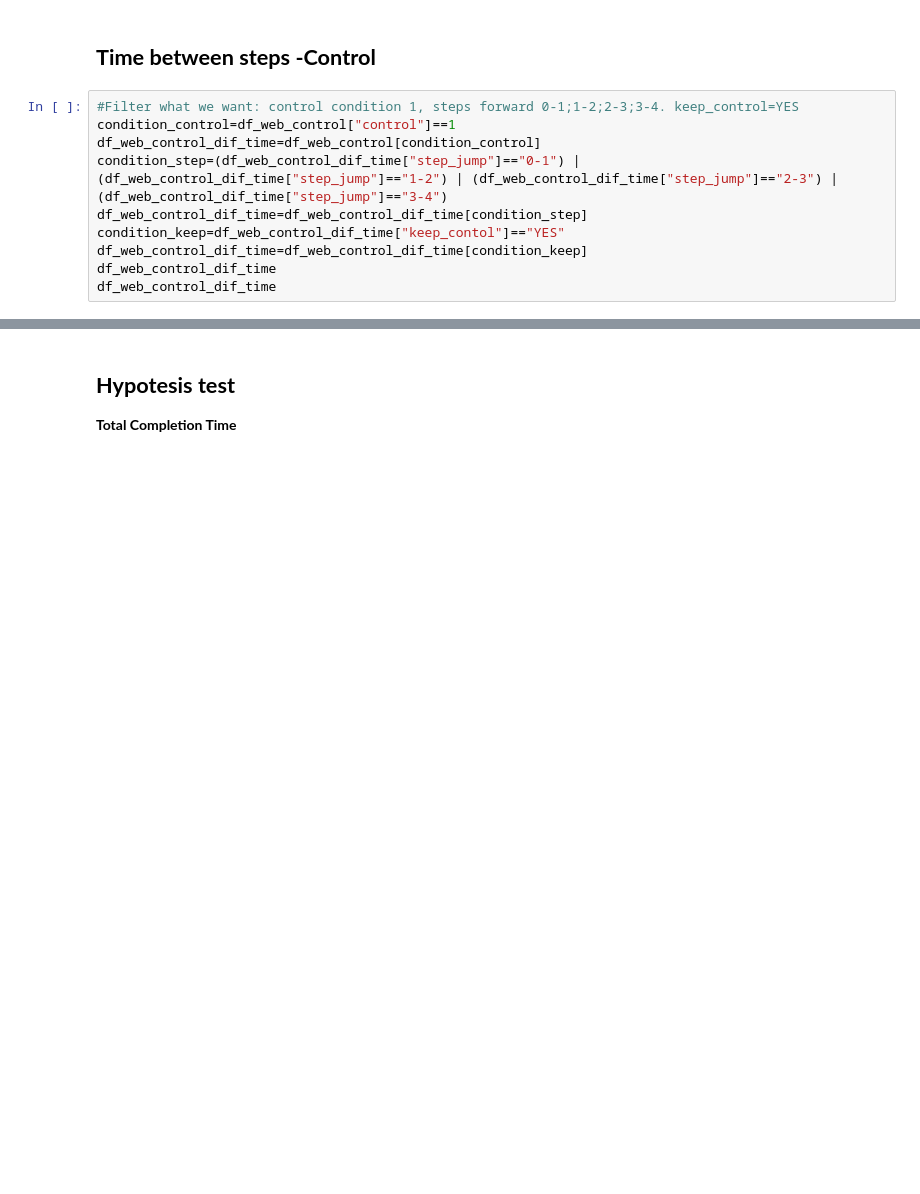
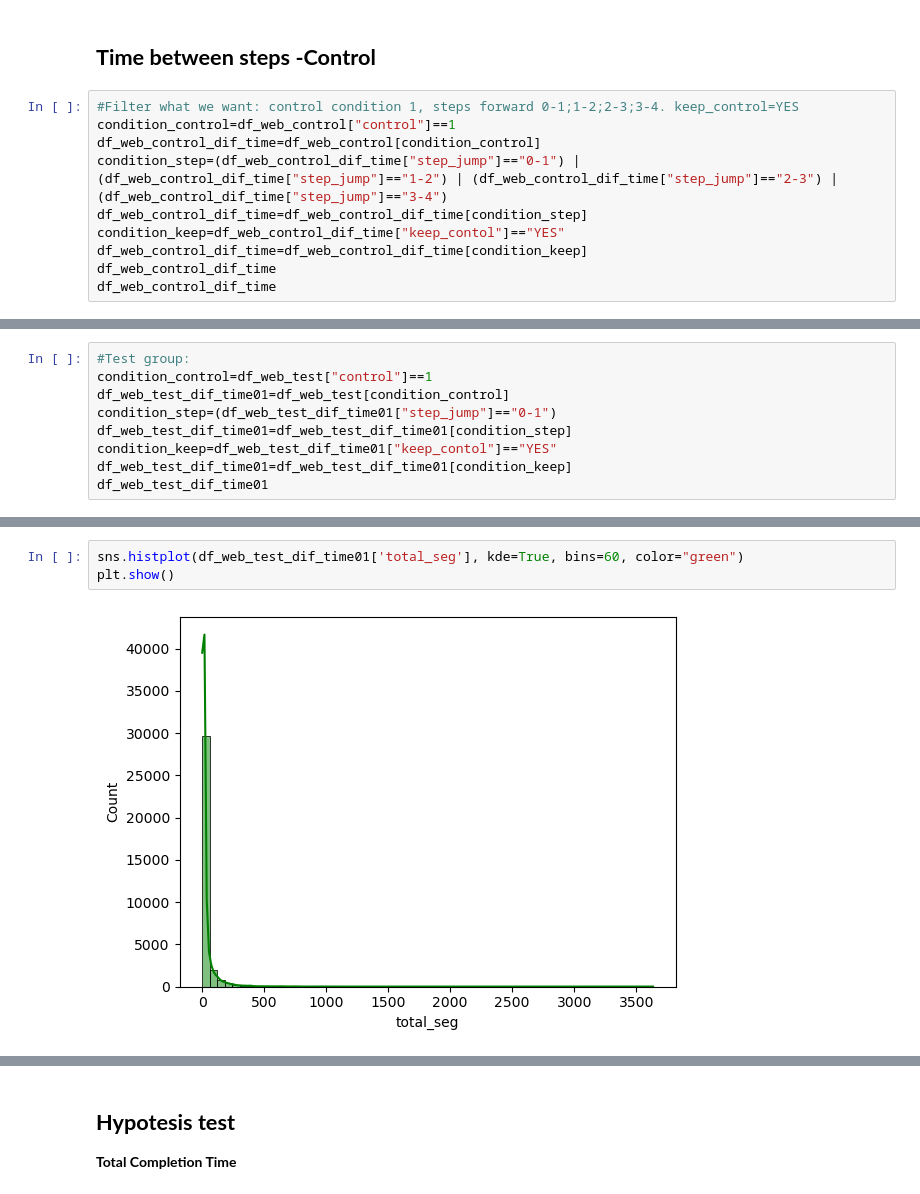
Before and after one commit to mkpaerce/vanguard-ab-test, a Jupyter notebook: Notebooks/vanguard_data_hypotesis-test-completion-time.ipynb, the cells around one changed output, grey strips where cells are left out. Drawn from its saved outputs; the diff is of its cells as text; blank space fills up the shorter version.

Commit message:
Test completion-time

```diff
--- a/Notebooks/vanguard_data_hypotesis-test-completion-time.ipynb
+++ b/Notebooks/vanguard_data_hypotesis-test-completion-time.ipynb
@@ -132,0 +205,9 @@ shapiro_test_statistic, shapiro_p_value
+# %%
+#Test group:
+condition_control=df_web_test["control"]==1
+df_web_test_dif_time01=df_web_test[condition_control]
+condition_step=(df_web_test_dif_time01["step_jump"]=="0-1")
+df_web_test_dif_time01=df_web_test_dif_time01[condition_step]
+condition_keep=df_web_test_dif_time01["keep_contol"]=="YES"
+df_web_test_dif_time01=df_web_test_dif_time01[condition_keep]
+df_web_test_dif_time01
@@ -132,0 +228,5 @@ shapiro_test_statistic, shapiro_p_value
+# %%
+sns.histplot(df_web_test_dif_time01['total_seg'], kde=True, bins=60, color="green")
+plt.show()
+# %% [output]
+[figure, added]
```
Also changed, not shown: parts of 98 cells of this notebook, 2 other files.
